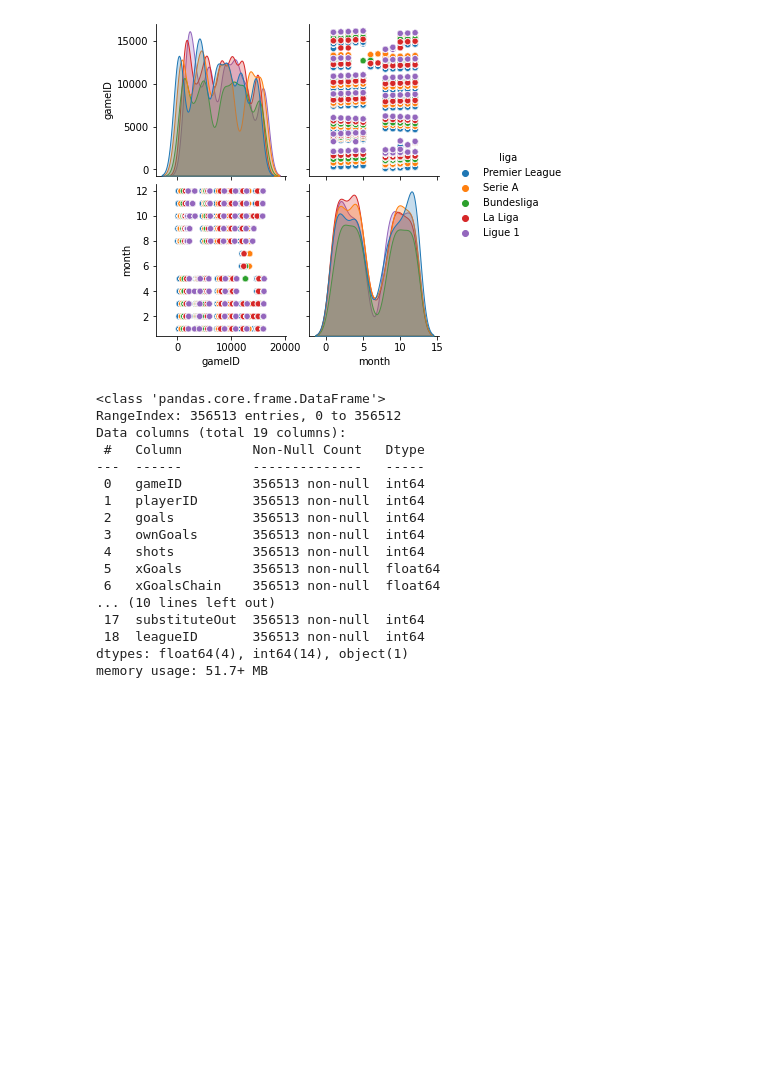
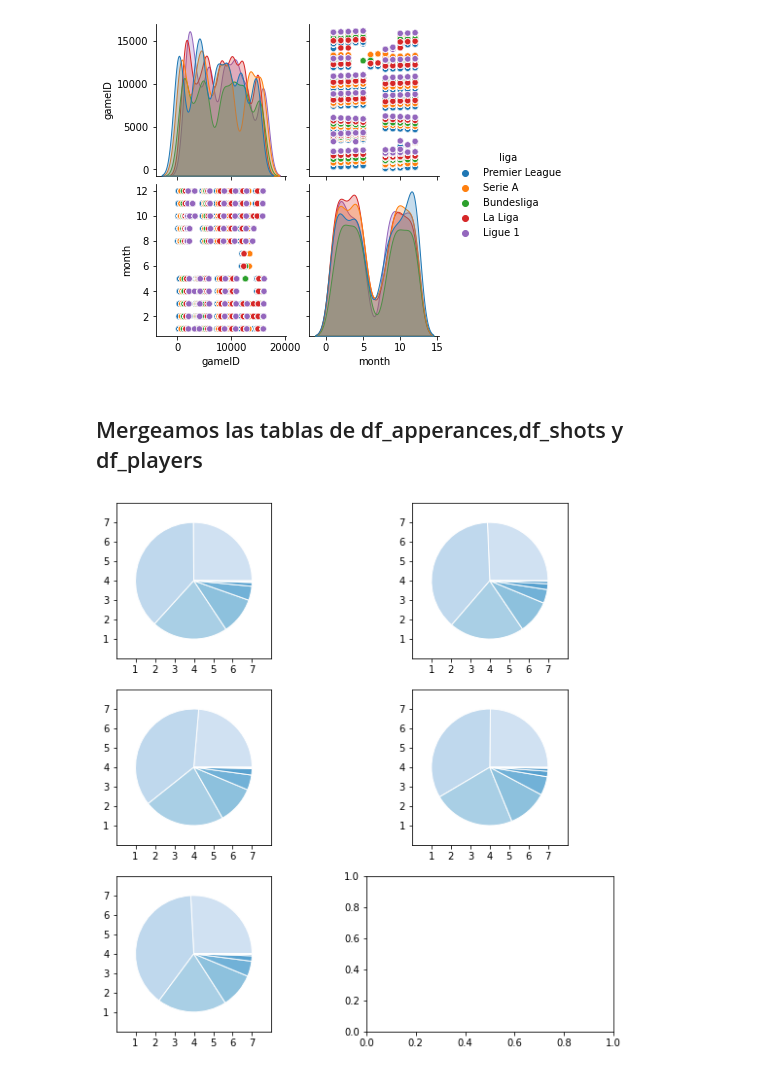
Before and after one commit to mcannoni/soccer_database, a Jupyter notebook: ProyectoDS_ParteI_+Cannoni+Poses.ipynb, the cells around one changed output. Drawn from its saved outputs; the diff is of its cells as text; code cells hidden in the pictures; blank space fills up the shorter version.

```diff
--- a/ProyectoDS_ParteI_+Cannoni+Poses.ipynb
+++ b/ProyectoDS_ParteI_+Cannoni+Poses.ipynb
@@ -96,6 +96,7 @@ df_f_game.groupby(['result_home'])['gameID'].count().plot(kind = "pie",autopct='
 [figure]
 # %%
 df_f_game["totalGoals"]= df_f_game["homeGoals"]  + df_f_game["awayGoals"]
+df_f_game["goal_diff"]= abs(df_f_game["homeGoals"]  - df_f_game["awayGoals"])
 # %%
 df_f_game.groupby(['season'])['totalGoals'].sum().plot()
 # %% [output]
@@ -129,23 +130,6 @@ sns.pairplot(data=data, hue="liga")
 # %% [output]
 <seaborn.axisgrid.PairGrid at 0x...>
 [figure]
-# %%
-df_appearances.info()
-# %% [output]
-<class 'pandas.core.frame.DataFrame'>
-RangeIndex: 356513 entries, 0 to 356512
-Data columns (total 19 columns):
- #   Column         Non-Null Count   Dtype
----  ------         --------------   -----
- 0   gameID         356513 non-null  int64
- 1   playerID       356513 non-null  int64
- 2   goals          356513 non-null  int64
- 3   ownGoals       356513 non-null  int64
- 4   shots          356513 non-null  int64
- 5   xGoals         356513 non-null  float64
- 6   xGoalsChain    356513 non-null  float64
-... (10 lines left out)
- 17  substituteOut  356513 non-null  int64
- 18  leagueID       356513 non-null  int64
-dtypes: float64(4), int64(14), object(1)
-memory usage: 51.7+ MB
+# %% [markdown]
+
+## Mergeamos las tablas de df_apperances,df_shots y df_players
@@ -151,0 +144,48 @@ memory usage: 51.7+ MB
+# %%
+
+x_seriea=df_f_game_seriea.groupby(['goal_diff'])['gameID'].count()
+x_laliga=df_f_game_laliga.groupby(['goal_diff'])['gameID'].count()
+x_premier=df_f_game_premier.groupby(['goal_diff'])['gameID'].count()
+x_bundesliga=df_f_game_bundesliga.groupby(['goal_diff'])['gameID'].count()
+x_ligue1=df_f_game_ligue1.groupby(['goal_diff'])['gameID'].count()
+
+colors = plt.get_cmap('Blues')(np.linspace(0.2, 0.7, len(x_seriea)))
+
+# plot
+fig, ax = plt.subplots(3, 2, figsize=(10, 10))
+ax[0,0].pie(x_seriea, colors=colors, radius=3, center=(4, 4),
+       wedgeprops={"linewidth": 1, "edgecolor": "white"}, frame=True)
+
+ax[0,0].set(xlim=(0, 8), xticks=np.arange(1, 8),
+       ylim=(0, 8), yticks=np.arange(1, 8))
+
+ax[0,1].pie(x_laliga, colors=colors, radius=3, center=(4, 4),
+       wedgeprops={"linewidth": 1, "edgecolor": "white"}, frame=True)
+
+ax[0,1].set(xlim=(0, 8), xticks=np.arange(1, 8),
+       ylim=(0, 8), yticks=np.arange(1, 8))
+
+ax[1,0].pie(x_premier, colors=colors, radius=3, center=(4, 4),
+       wedgeprops={"linewidth": 1, "edgecolor": "white"}, frame=True)
+
+ax[1,0].set(xlim=(0, 8), xticks=np.arange(1, 8),
+       ylim=(0, 8), yticks=np.arange(1, 8))
+
+ax[1,1].pie(x_bundesliga, colors=colors, radius=3, center=(4, 4),
+       wedgeprops={"linewidth": 1, "edgecolor": "white"}, frame=True)
+
+ax[1,1].set(xlim=(0, 8), xticks=np.arange(1, 8),
+       ylim=(0, 8), yticks=np.arange(1, 8))
+
+ax[2,0].pie(x_ligue1, colors=colors, radius=3, center=(4, 4),
+       wedgeprops={"linewidth": 1, "edgecolor": "white"}, frame=True)
+
+ax[2,0].set(xlim=(0, 8), xticks=np.arange(1, 8),
+       ylim=(0, 8), yticks=np.arange(1, 8))
+
+
+
+
+plt.show()
+# %% [output]
+[figure, added]
```
Also changed, not shown: parts of 4 cells of this notebook.
